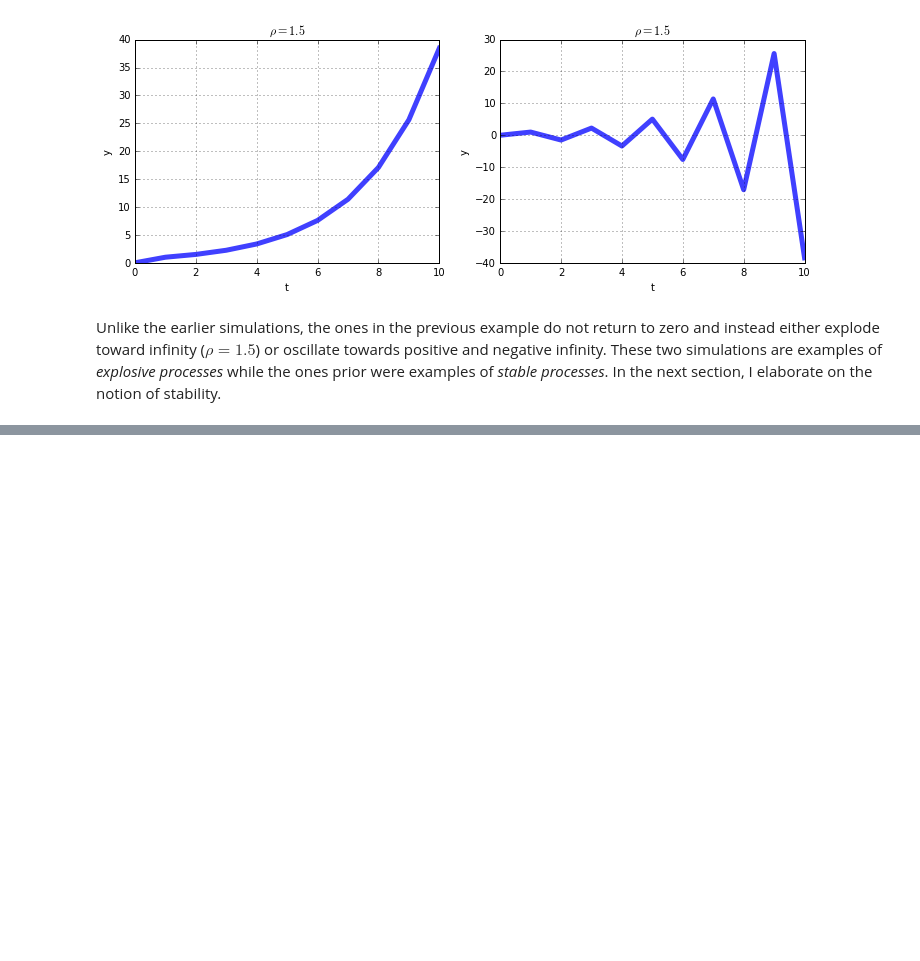
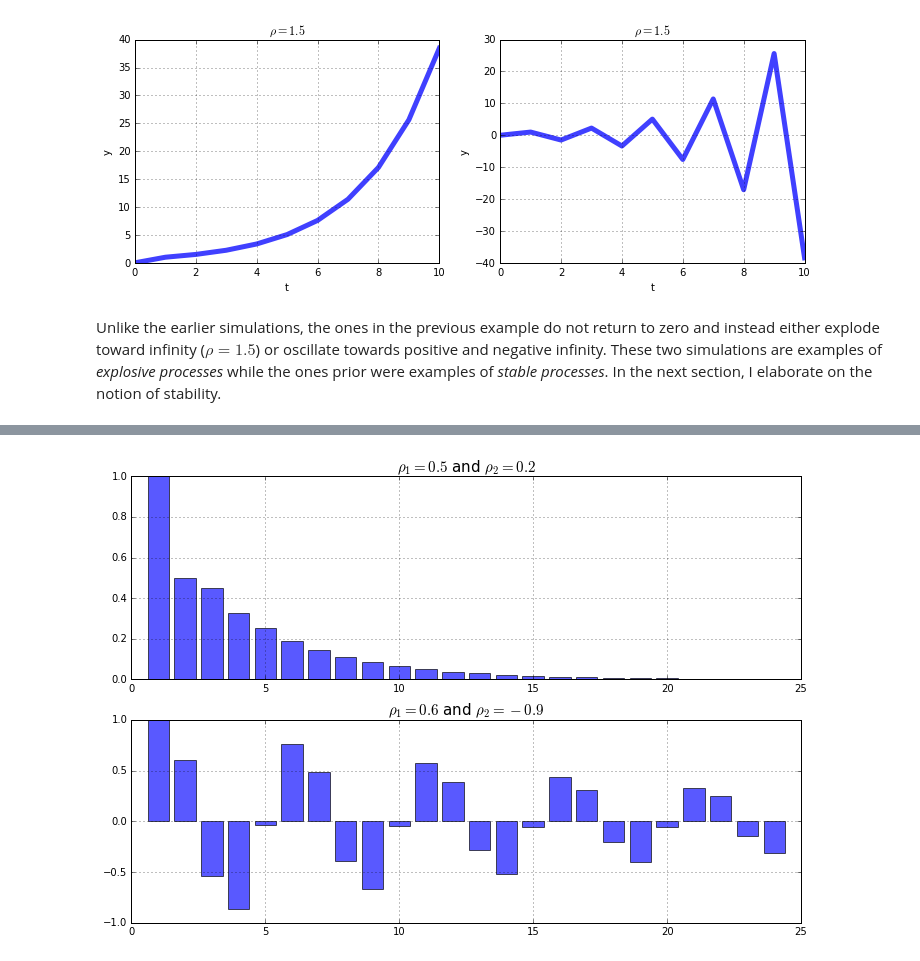
Before and after one commit to t-hdd/econ126, a Jupyter notebook: Lecture Notebooks/Econ126_Class_07.ipynb, the cells around one changed output, grey strips where cells are left out. Cells and saved outputs as stored; diff of their text form; code cells hidden in the pictures; blank space fills up the shorter version.

```diff
--- a/Lecture Notebooks/Econ126_Class_07.ipynb
+++ b/Lecture Notebooks/Econ126_Class_07.ipynb
@@ -446,0 +487,45 @@ fig.tight_layout()
+# %%
+# Create figure that has dimensions 12x8
+fig = plt.figure(figsize=(12,8))
+
+# Initial y values
+y0 = [0,0]
+
+# End period of simulation
+T = 24
+
+# Create w array and set period 1 value
+w = np.zeros(T+1)
+w[1] = 1
+
+# Specify coefficients
+rho = [0.5,0.2]
+
+# Simulate y and remove zeros from the simulated data
+df = pth_order_diff(rho,y0,w)
+
+# Remove zeros from the simulated data
+df = df.replace(0,np.nan)
+
+# Construct barchart of y values
+ax = fig.add_subplot(2,1,1)
+ax.bar(df.index,df['y'],alpha = 0.65)
+ax.set_title('$\\rho_1 ='+str(rho[0])+'$ and $\\rho_2 = '+str(rho[1])+'$',fontsize=15)
+ax.grid()
+
+# Specify coefficients
+rho = [0.6,-.9]
+
+# Simulate y
+df = pth_order_diff(rho,y0,w)
+
+# Remove zeros from the simulated data
+df = df.replace(0,np.nan)
+
+# Construct barchart of y values
+ax = fig.add_subplot(2,1,2)
+ax.bar(df.index,df['y'],alpha = 0.65)
+ax.set_title('$\\rho_1 ='+str(rho[0])+'$ and $\\rho_2 = '+str(rho[1])+'$',fontsize=15)
+ax.grid()
+# %% [output]
+[figure, added]
```
Also changed, not shown: parts of 26 cells of this notebook, 3 other files.
